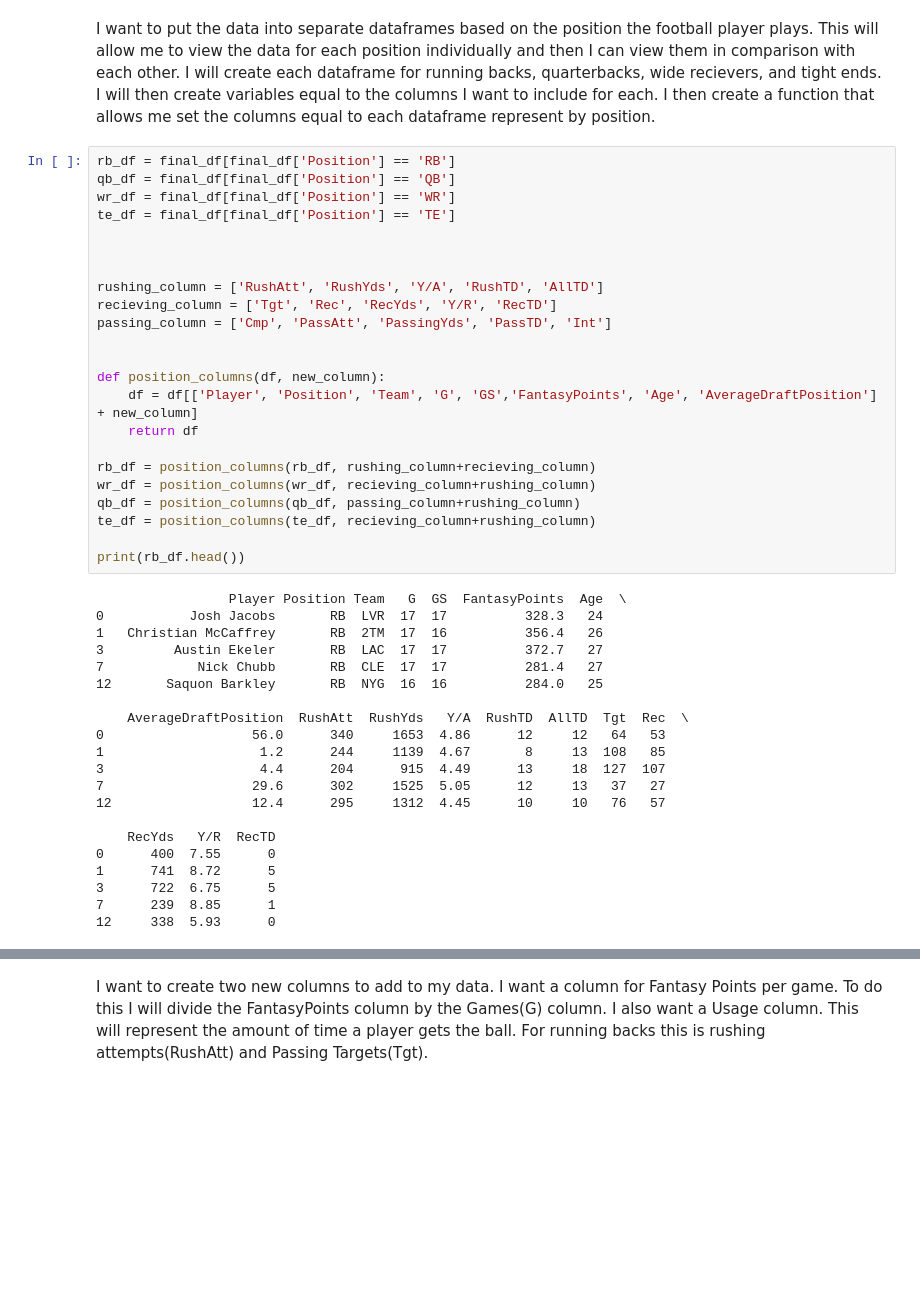
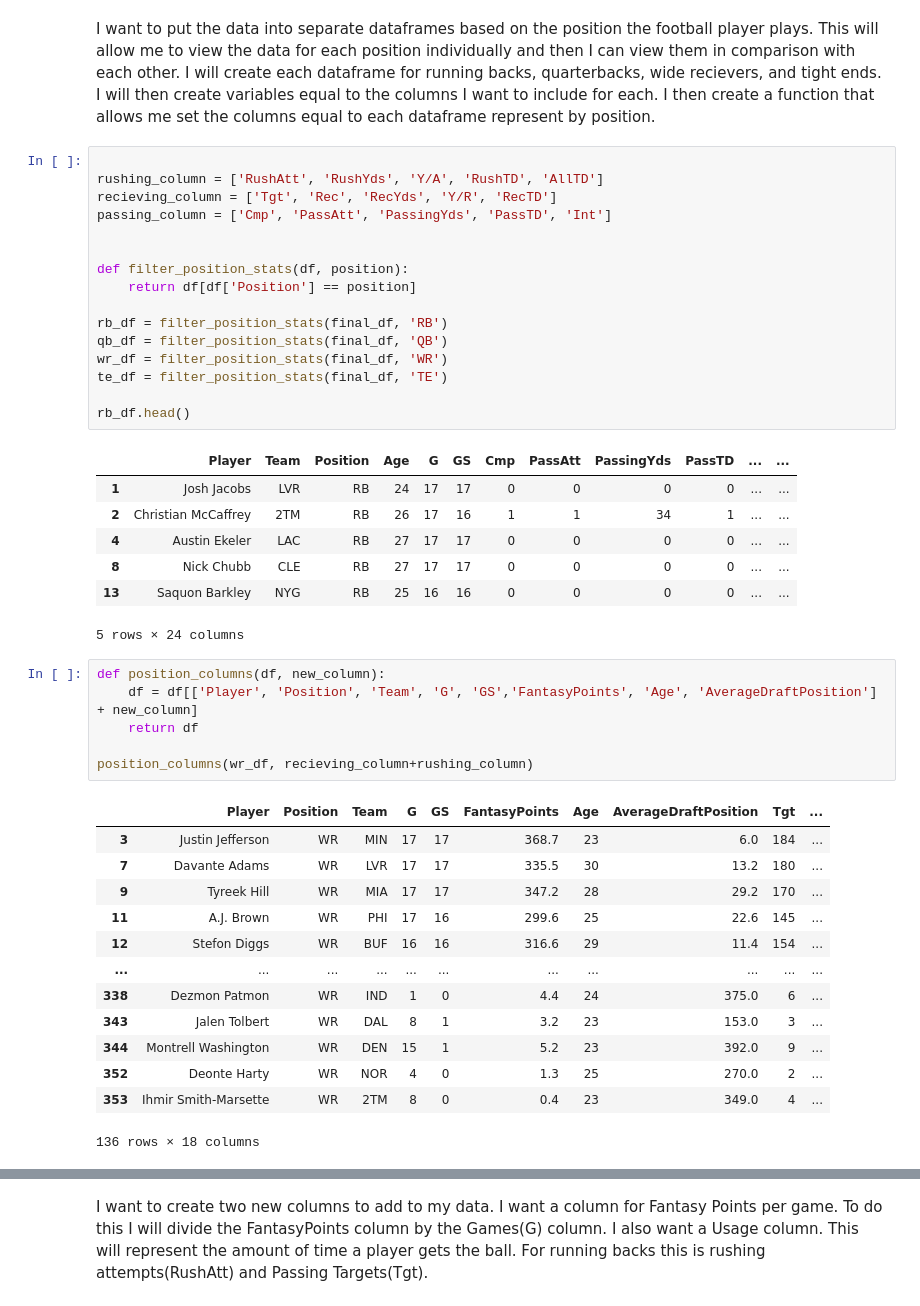
Before and after one commit to nsmith07/fantasyfootballproject, a Jupyter notebook: fantasyfootballanalysisproject.ipynb, the cells around one changed output, grey strips where cells are left out. Cells and saved outputs as stored; diff of their text form; blank space fills up the shorter version.

```diff
--- a/fantasyfootballanalysisproject.ipynb
+++ b/fantasyfootballanalysisproject.ipynb
@@ -54,46 +36,46 @@ print(final_df.head())
 # %% [markdown]
 I want to put the data into separate dataframes based on the position the football player plays. This will allow me to view the data for each position individually and then I can view them in comparison with each other. I will create each dataframe for running backs, quarterbacks, wide recievers, and tight ends. I will then create variables equal to the columns I want to include for each. I then create a function that allows me set the columns equal to each dataframe represent by position.
 # %%
-rb_df = final_df[final_df['Position'] == 'RB']
-qb_df = final_df[final_df['Position'] == 'QB']
-wr_df = final_df[final_df['Position'] == 'WR']
-te_df = final_df[final_df['Position'] == 'TE']
-
-
 
 rushing_column = ['RushAtt', 'RushYds', 'Y/A', 'RushTD', 'AllTD']
 recieving_column = ['Tgt', 'Rec', 'RecYds', 'Y/R', 'RecTD']
 passing_column = ['Cmp', 'PassAtt', 'PassingYds', 'PassTD', 'Int']
 
 
-def position_columns(df, new_column):
-    df = df[['Player', 'Position', 'Team', 'G', 'GS','FantasyPoints', 'Age', 'AverageDraftPosition'] + new_column]
-    return df
+def filter_position_stats(df, position):
+    return df[df['Position'] == position]
 
-rb_df = position_columns(rb_df, rushing_column+recieving_column)
-wr_df = position_columns(wr_df, recieving_column+rushing_column)
-qb_df = position_columns(qb_df, passing_column+rushing_column)
-te_df = position_columns(te_df, recieving_column+rushing_column)
+rb_df = filter_position_stats(final_df, 'RB')
+qb_df = filter_position_stats(final_df, 'QB')
+wr_df = filter_position_stats(final_df, 'WR')
+te_df = filter_position_stats(final_df, 'TE')
 
-print(rb_df.head())
+rb_df.head()
 # %% [output]
+|  | Player | Team | Position | Age | G | GS | Cmp | PassAtt | PassingYds | PassTD | ... | ... |
+| 1 | Josh Jacobs | LVR | RB | 24 | 17 | 17 | 0 | 0 | 0 | 0 | ... | ... |
+| 2 | Christian McCaffrey | 2TM | RB | 26 | 17 | 16 | 1 | 1 | 34 | 1 | ... | ... |
+| 4 | Austin Ekeler | LAC | RB | 27 | 17 | 17 | 0 | 0 | 0 | 0 | ... | ... |
+| 8 | Nick Chubb | CLE | RB | 27 | 17 | 17 | 0 | 0 | 0 | 0 | ... | ... |
+| 13 | Saquon Barkley | NYG | RB | 25 | 16 | 16 | 0 | 0 | 0 | 0 | ... | ... |
-                 Player Position Team   G  GS  FantasyPoints  Age  \
-0           Josh Jacobs       RB  LVR  17  17          328.3   24
-1   Christian McCaffrey       RB  2TM  17  16          356.4   26
-3         Austin Ekeler       RB  LAC  17  17          372.7   27
-7            Nick Chubb       RB  CLE  17  17          281.4   27
-12       Saquon Barkley       RB  NYG  16  16          284.0   25
-
-    AverageDraftPosition  RushAtt  RushYds   Y/A  RushTD  AllTD  Tgt  Rec  \
-0                   56.0      340     1653  4.86      12     12   64   53
-1                    1.2      244     1139  4.67       8     13  108   85
-3                    4.4      204      915  4.49      13     18  127  107
-7                   29.6      302     1525  5.05      12     13   37   27
-12                  12.4      295     1312  4.45      10     10   76   57
-
-    RecYds   Y/R  RecTD
-0      400  7.55      0
-1      741  8.72      5
-3      722  6.75      5
-7      239  8.85      1
-12     338  5.93      0
+5 rows × 24 columns
+# %%
+def position_columns(df, new_column):
+    df = df[['Player', 'Position', 'Team', 'G', 'GS','FantasyPoints', 'Age', 'AverageDraftPosition'] + new_column]
+    return df
+
+position_columns(wr_df, recieving_column+rushing_column)
+# %% [output]
+|  | Player | Position | Team | G | GS | FantasyPoints | Age | AverageDraftPosition | Tgt | ... |
+| 3 | Justin Jefferson | WR | MIN | 17 | 17 | 368.7 | 23 | 6.0 | 184 | ... |
+| 7 | Davante Adams | WR | LVR | 17 | 17 | 335.5 | 30 | 13.2 | 180 | ... |
+| 9 | Tyreek Hill | WR | MIA | 17 | 17 | 347.2 | 28 | 29.2 | 170 | ... |
+| 11 | A.J. Brown | WR | PHI | 17 | 16 | 299.6 | 25 | 22.6 | 145 | ... |
+| 12 | Stefon Diggs | WR | BUF | 16 | 16 | 316.6 | 29 | 11.4 | 154 | ... |
+| ... | ... | ... | ... | ... | ... | ... | ... | ... | ... | ... |
+| 338 | Dezmon Patmon | WR | IND | 1 | 0 | 4.4 | 24 | 375.0 | 6 | ... |
+| 343 | Jalen Tolbert | WR | DAL | 8 | 1 | 3.2 | 23 | 153.0 | 3 | ... |
+| 344 | Montrell Washington | WR | DEN | 15 | 1 | 5.2 | 23 | 392.0 | 9 | ... |
+| 352 | Deonte Harty | WR | NOR | 4 | 0 | 1.3 | 25 | 270.0 | 2 | ... |
+| 353 | Ihmir Smith-Marsette | WR | 2TM | 8 | 0 | 0.4 | 23 | 349.0 | 4 | ... |
+136 rows × 18 columns
```
Also changed, not shown: parts of 13 cells of this notebook, 1 other file.
